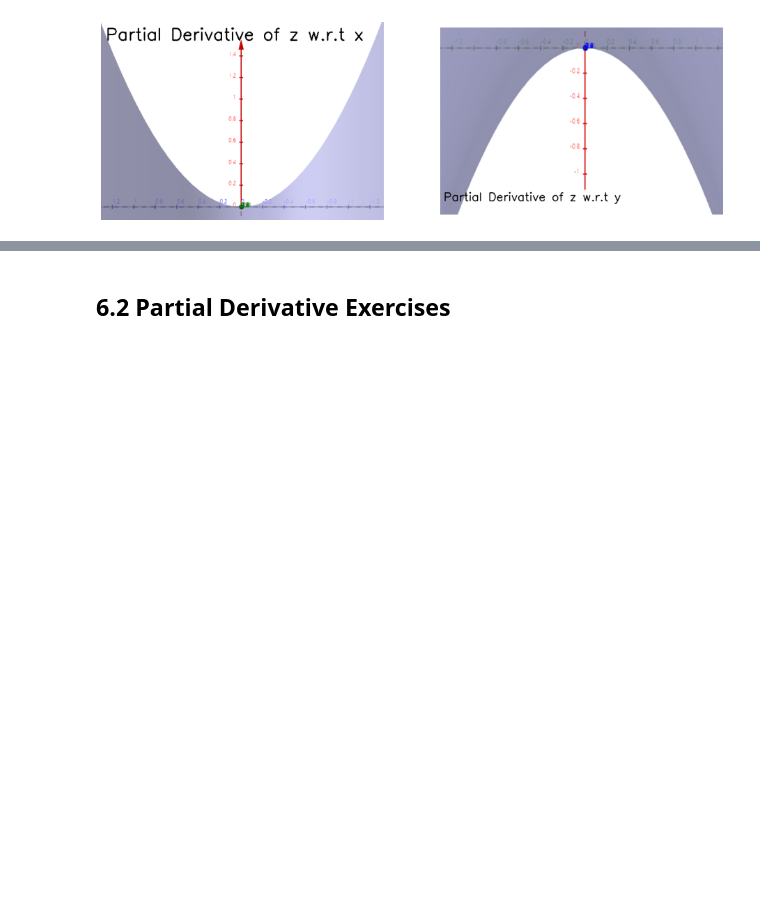
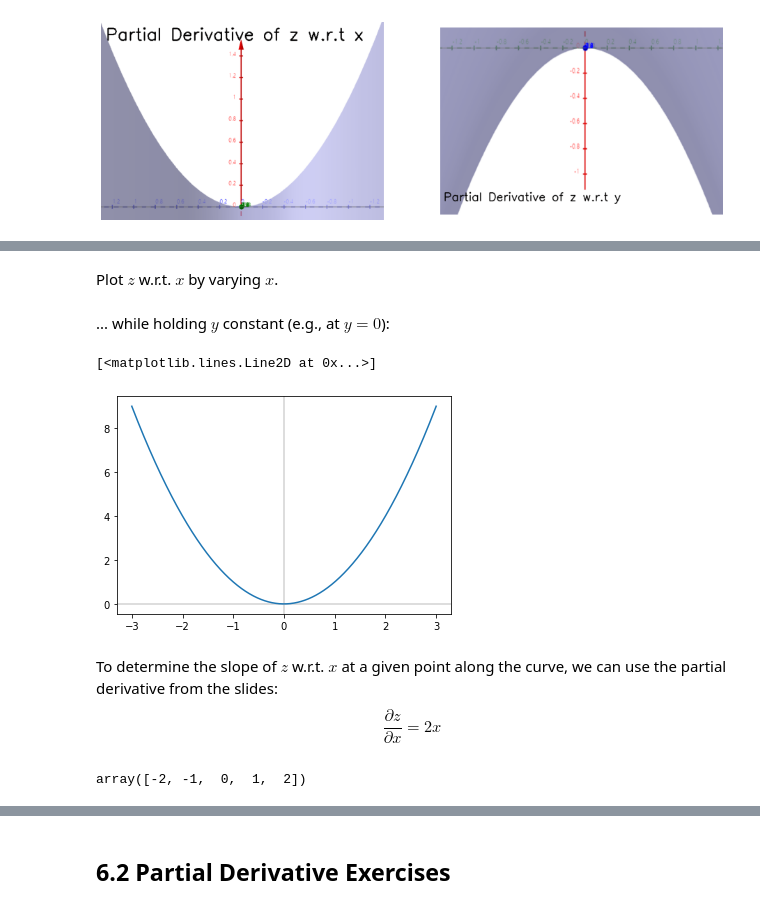
Before and after one commit to Coding-Forest/2021-Mathematics, a Jupyter notebook: 03 Calculus for ML (Jon Krohn)/CALC I 06 Partial Derivatives.ipynb, the cells around one changed output, grey strips where cells are left out. Cells and saved outputs as stored; diff of their text form; code cells hidden in the pictures; blank space fills up the shorter version.

```diff
--- a/03 Calculus for ML (Jon Krohn)/CALC I 06 Partial Derivatives.ipynb
+++ b/03 Calculus for ML (Jon Krohn)/CALC I 06 Partial Derivatives.ipynb
@@ -42,0 +54,23 @@ Because when we compute the derivative of a constant, it simply becomes zero. (d
+# %%
+def f(x, y):
+  return x**2 - y**2
+# %% [markdown]
+Plot $z$ w.r.t. $x$ by varying $x$.
+# %%
+xs = np.linspace(-3,3,1000)
+# %% [markdown]
+... while holding $y$ constant (e.g., at $y=0$):
+# %%
+zs_wrt_x = f(xs, 0)
+# %%
+fig, ax = plt.subplots()
+plt.axvline(x=0, color='lightgray')
+plt.axhline(y=0, color='lightgray')
+ax.plot(xs, zs_wrt_x)
+# %% [output]
+[<matplotlib.lines.Line2D at 0x...>]
+[figure, added]
+# %% [markdown]
+
+
+To determine the slope of $z$ w.r.t. $x$ at a given point along the curve, we can use the partial derivative from the slides: $$ \frac{\partial z}{\partial x} = 2x$$
@@ -42,0 +80,5 @@ Because when we compute the derivative of a constant, it simply becomes zero. (d
+# %%
+x_samples = np.arange(-2, 3, 1)
+x_samples
+# %% [output]
+array([-2, -1,  0,  1,  2])
```
Also changed, not shown: parts of 20 cells of this notebook.
